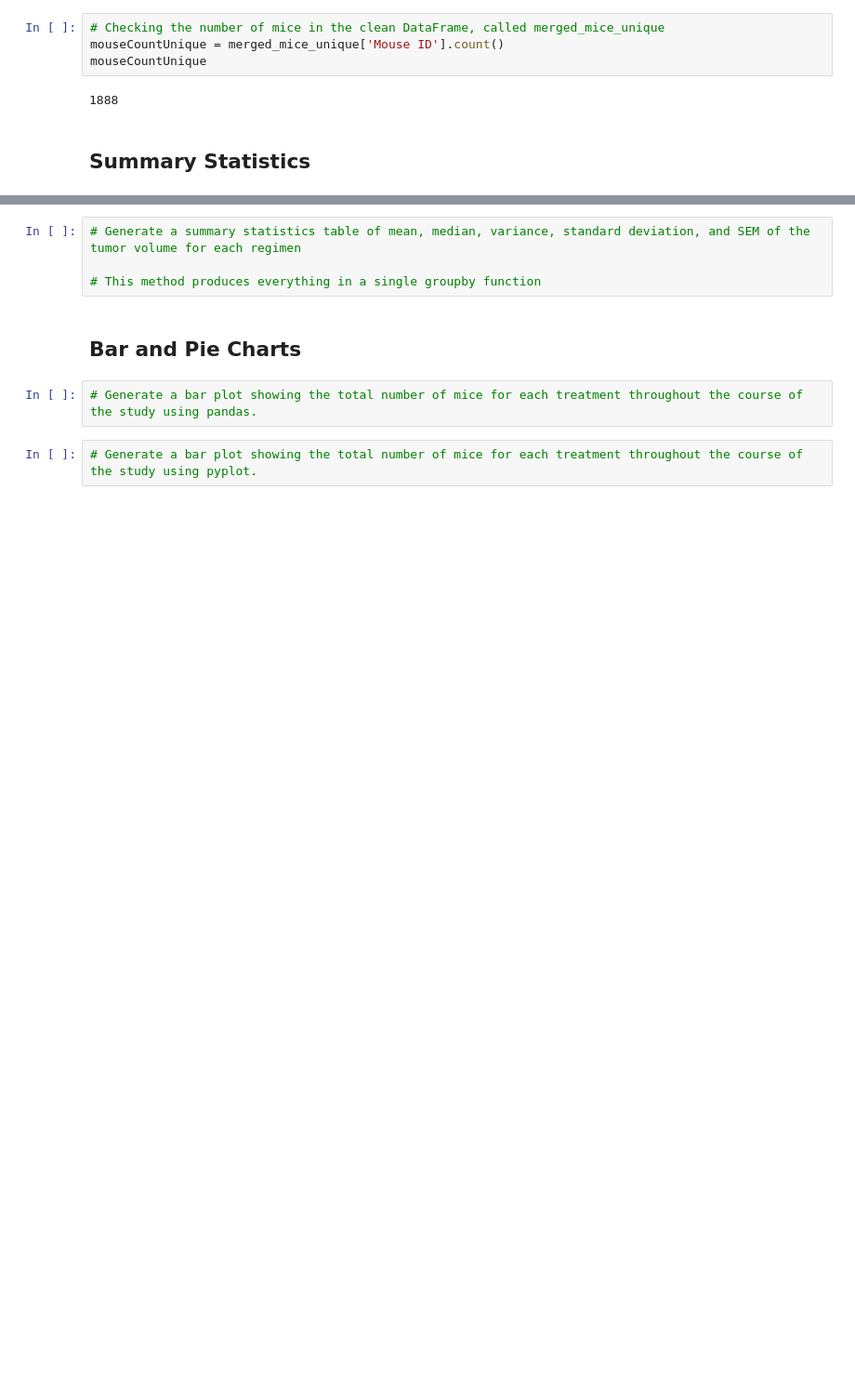
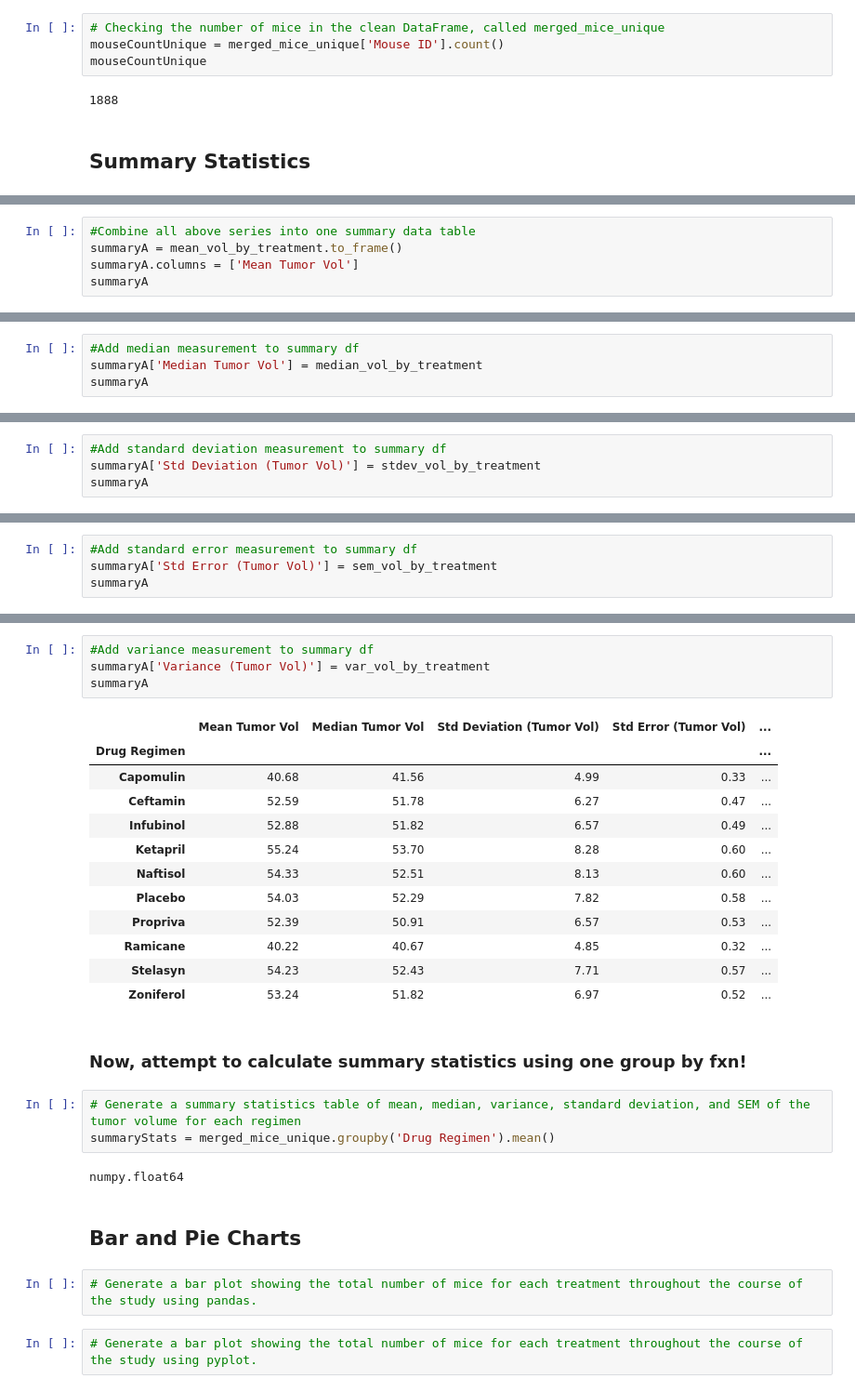
Before and after one commit to faithlierheimer/DABootCampLierheimer, a Jupyter notebook: matplotlib-challenge/Instructions/Pymaceuticals/pymaceuticals_draft.ipynb, the cells around one changed output, grey strips where cells are left out. Shown: that part at 93% size. Drawn from its saved outputs; the diff is of its cells as text; blank space fills up the shorter version.

```diff
--- a/matplotlib-challenge/Instructions/Pymaceuticals/pymaceuticals_draft.ipynb
+++ b/matplotlib-challenge/Instructions/Pymaceuticals/pymaceuticals_draft.ipynb
@@ -207,0 +247,5 @@ pandas.core.series.Series
+# %%
+#Combine all above series into one summary data table
+summaryA = mean_vol_by_treatment.to_frame()
+summaryA.columns = ['Mean Tumor Vol']
+summaryA
@@ -207,0 +265,4 @@ pandas.core.series.Series
+# %%
+#Add median measurement to summary df
+summaryA['Median Tumor Vol'] = median_vol_by_treatment
+summaryA
@@ -207,0 +282,4 @@ pandas.core.series.Series
+# %%
+#Add standard deviation measurement to summary df
+summaryA['Std Deviation (Tumor Vol)'] = stdev_vol_by_treatment
+summaryA
@@ -207,0 +299,4 @@ pandas.core.series.Series
+# %%
+#Add standard error measurement to summary df
+summaryA['Std Error (Tumor Vol)'] = sem_vol_by_treatment
+summaryA
@@ -208,7 +316,27 @@ pandas.core.series.Series
+# %%
+#Add variance measurement to summary df
+summaryA['Variance (Tumor Vol)'] = var_vol_by_treatment
+summaryA
+# %% [output]
+|  | Mean Tumor Vol | Median Tumor Vol | Std Deviation (Tumor Vol) | Std Error (Tumor Vol) | ... |
+| Drug Regimen |  |  |  |  | ... |
+| Capomulin | 40.68 | 41.56 | 4.99 | 0.33 | ... |
+| Ceftamin | 52.59 | 51.78 | 6.27 | 0.47 | ... |
+| Infubinol | 52.88 | 51.82 | 6.57 | 0.49 | ... |
+| Ketapril | 55.24 | 53.70 | 8.28 | 0.60 | ... |
+| Naftisol | 54.33 | 52.51 | 8.13 | 0.60 | ... |
+| Placebo | 54.03 | 52.29 | 7.82 | 0.58 | ... |
+| Propriva | 52.39 | 50.91 | 6.57 | 0.53 | ... |
+| Ramicane | 40.22 | 40.67 | 4.85 | 0.32 | ... |
+| Stelasyn | 54.23 | 52.43 | 7.71 | 0.57 | ... |
+| Zoniferol | 53.24 | 51.82 | 6.97 | 0.52 | ... |
+# %% [markdown]
+### Now, attempt to calculate summary statistics using one group by fxn!
 # %%
 # Generate a summary statistics table of mean, median, variance, standard deviation, and SEM of the tumor volume for each regimen
-
-# This method produces everything in a single groupby function
+summaryStats = merged_mice_unique.groupby('Drug Regimen').mean()
+# %% [output]
+numpy.float64
 # %% [markdown]
 ## Bar and Pie Charts
 # %%
```
Also changed, not shown: parts of 11 cells of this notebook.
